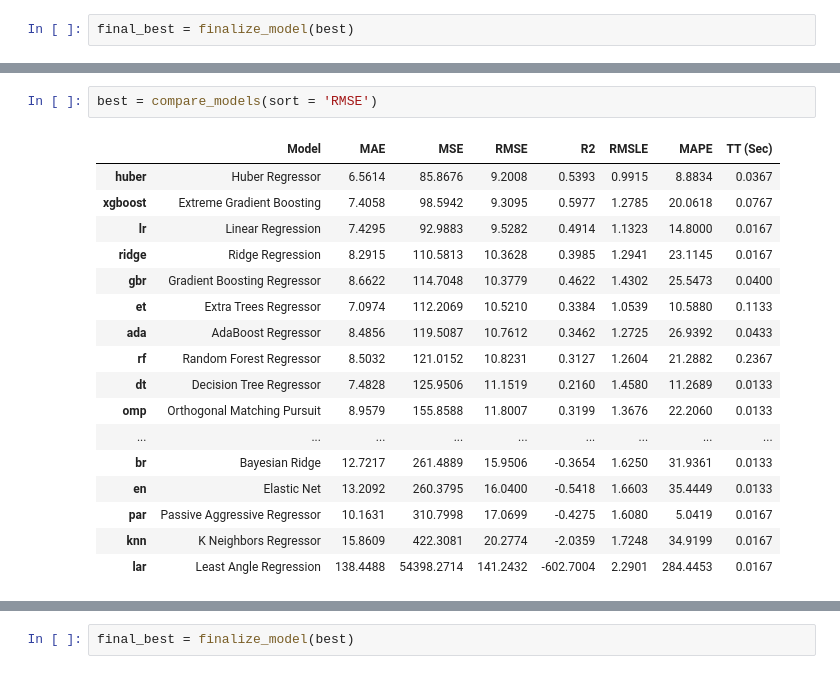
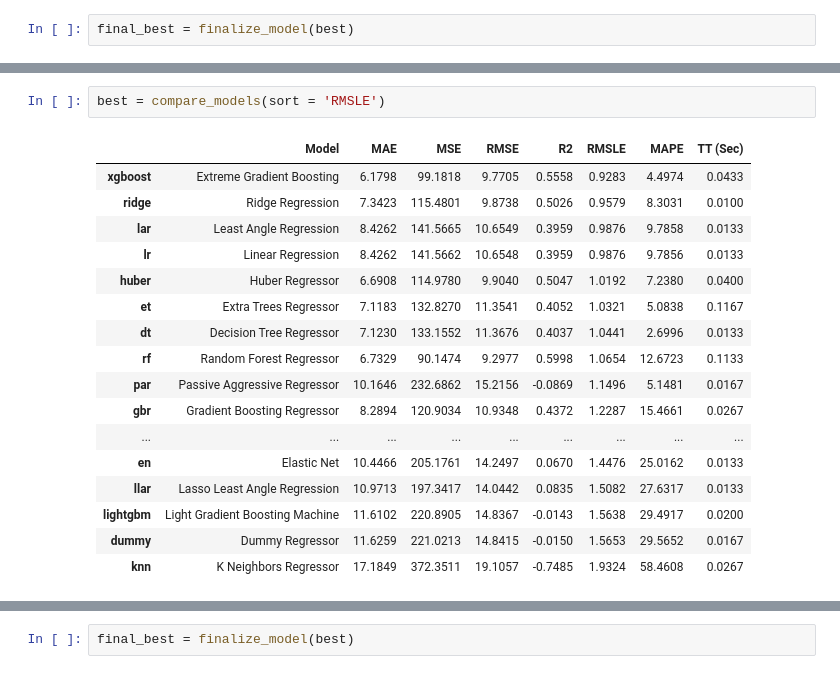
Before and after one commit to snamjoshi1/FoundationalProject2, a Jupyter notebook: PyCaret.ipynb, the cells around one changed output, grey strips where cells are left out. Cells and saved outputs as stored; diff of their text form.

```diff
--- a/PyCaret.ipynb
+++ b/PyCaret.ipynb
@@ -445,22 +509,22 @@ s_rainfall = setup(data = trainRainfall, test_data = testRainfall, target = 'Avg
 | 56 | Transform Target | False |
 | 57 | Transform Target Method | box-cox |
 # %%
-best = compare_models(sort = 'RMSE')
+best = compare_models(sort = 'RMSLE')
 # %% [output]
 |  | Model | MAE | MSE | RMSE | R2 | RMSLE | MAPE | TT (Sec) |
-| huber | Huber Regressor | 6.5614 | 85.8676 | 9.2008 | 0.5393 | 0.9915 | 8.8834 | 0.0367 |
-| xgboost | Extreme Gradient Boosting | 7.4058 | 98.5942 | 9.3095 | 0.5977 | 1.2785 | 20.0618 | 0.0767 |
-| lr | Linear Regression | 7.4295 | 92.9883 | 9.5282 | 0.4914 | 1.1323 | 14.8000 | 0.0167 |
-| ridge | Ridge Regression | 8.2915 | 110.5813 | 10.3628 | 0.3985 | 1.2941 | 23.1145 | 0.0167 |
-| gbr | Gradient Boosting Regressor | 8.6622 | 114.7048 | 10.3779 | 0.4622 | 1.4302 | 25.5473 | 0.0400 |
-| et | Extra Trees Regressor | 7.0974 | 112.2069 | 10.5210 | 0.3384 | 1.0539 | 10.5880 | 0.1133 |
-| ada | AdaBoost Regressor | 8.4856 | 119.5087 | 10.7612 | 0.3462 | 1.2725 | 26.9392 | 0.0433 |
-| rf | Random Forest Regressor | 8.5032 | 121.0152 | 10.8231 | 0.3127 | 1.2604 | 21.2882 | 0.2367 |
-| dt | Decision Tree Regressor | 7.4828 | 125.9506 | 11.1519 | 0.2160 | 1.4580 | 11.2689 | 0.0133 |
-| omp | Orthogonal Matching Pursuit | 8.9579 | 155.8588 | 11.8007 | 0.3199 | 1.3676 | 22.2060 | 0.0133 |
+| xgboost | Extreme Gradient Boosting | 6.1798 | 99.1818 | 9.7705 | 0.5558 | 0.9283 | 4.4974 | 0.0433 |
+| ridge | Ridge Regression | 7.3423 | 115.4801 | 9.8738 | 0.5026 | 0.9579 | 8.3031 | 0.0100 |
+| lar | Least Angle Regression | 8.4262 | 141.5665 | 10.6549 | 0.3959 | 0.9876 | 9.7858 | 0.0133 |
+| lr | Linear Regression | 8.4262 | 141.5662 | 10.6548 | 0.3959 | 0.9876 | 9.7856 | 0.0133 |
+| huber | Huber Regressor | 6.6908 | 114.9780 | 9.9040 | 0.5047 | 1.0192 | 7.2380 | 0.0400 |
+| et | Extra Trees Regressor | 7.1183 | 132.8270 | 11.3541 | 0.4052 | 1.0321 | 5.0838 | 0.1167 |
+| dt | Decision Tree Regressor | 7.1230 | 133.1552 | 11.3676 | 0.4037 | 1.0441 | 2.6996 | 0.0133 |
+| rf | Random Forest Regressor | 6.7329 | 90.1474 | 9.2977 | 0.5998 | 1.0654 | 12.6723 | 0.1133 |
+| par | Passive Aggressive Regressor | 10.1646 | 232.6862 | 15.2156 | -0.0869 | 1.1496 | 5.1481 | 0.0167 |
+| gbr | Gradient Boosting Regressor | 8.2894 | 120.9034 | 10.9348 | 0.4372 | 1.2287 | 15.4661 | 0.0267 |
 | ... | ... | ... | ... | ... | ... | ... | ... | ... |
-| br | Bayesian Ridge | 12.7217 | 261.4889 | 15.9506 | -0.3654 | 1.6250 | 31.9361 | 0.0133 |
-| en | Elastic Net | 13.2092 | 260.3795 | 16.0400 | -0.5418 | 1.6603 | 35.4449 | 0.0133 |
-| par | Passive Aggressive Regressor | 10.1631 | 310.7998 | 17.0699 | -0.4275 | 1.6080 | 5.0419 | 0.0167 |
-| knn | K Neighbors Regressor | 15.8609 | 422.3081 | 20.2774 | -2.0359 | 1.7248 | 34.9199 | 0.0167 |
-| lar | Least Angle Regression | 138.4488 | 54398.2714 | 141.2432 | -602.7004 | 2.2901 | 284.4453 | 0.0167 |
+| en | Elastic Net | 10.4466 | 205.1761 | 14.2497 | 0.0670 | 1.4476 | 25.0162 | 0.0133 |
+| llar | Lasso Least Angle Regression | 10.9713 | 197.3417 | 14.0442 | 0.0835 | 1.5082 | 27.6317 | 0.0133 |
+| lightgbm | Light Gradient Boosting Machine | 11.6102 | 220.8905 | 14.8367 | -0.0143 | 1.5638 | 29.4917 | 0.0200 |
+| dummy | Dummy Regressor | 11.6259 | 221.0213 | 14.8415 | -0.0150 | 1.5653 | 29.5652 | 0.0167 |
+| knn | K Neighbors Regressor | 17.1849 | 372.3511 | 19.1057 | -0.7485 | 1.9324 | 58.4608 | 0.0267 |
```
Also changed, not shown: parts of 61 cells of this notebook, 14 other files.
